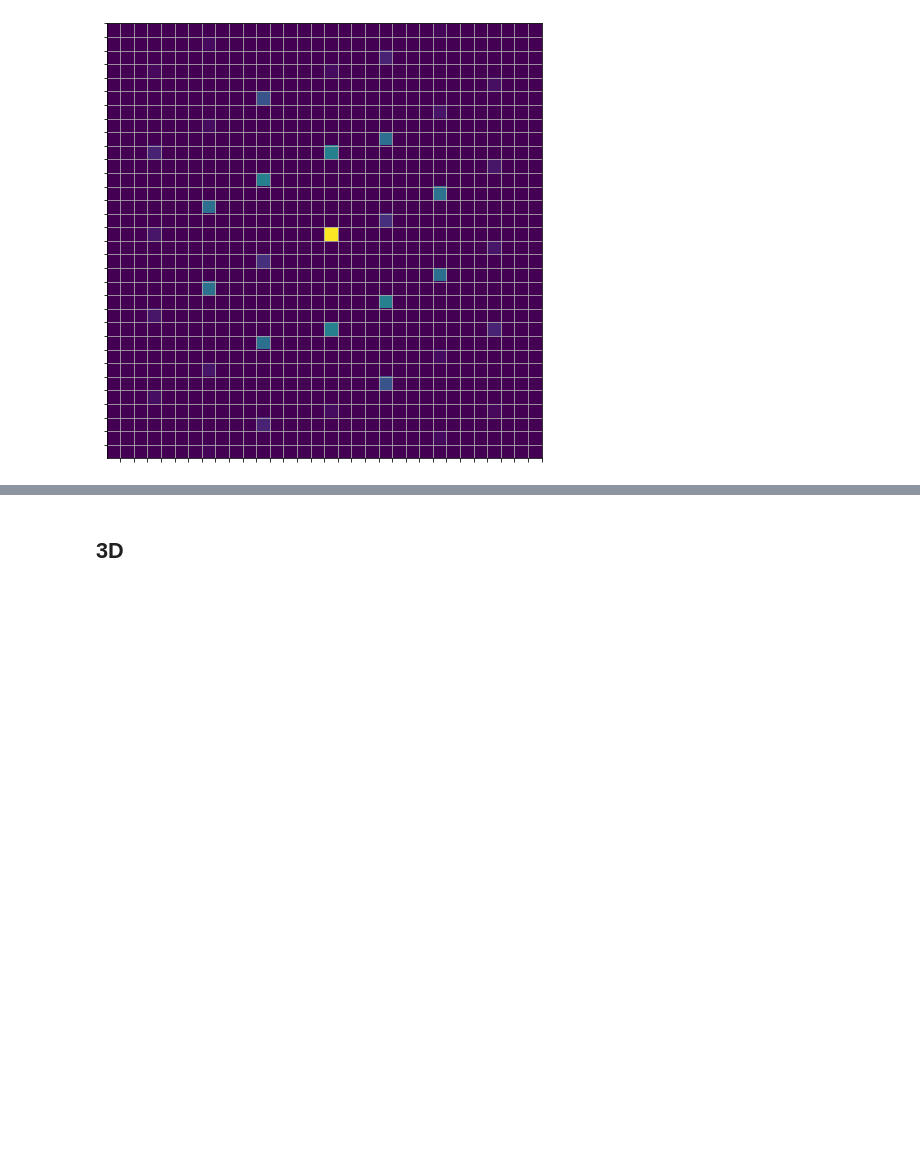
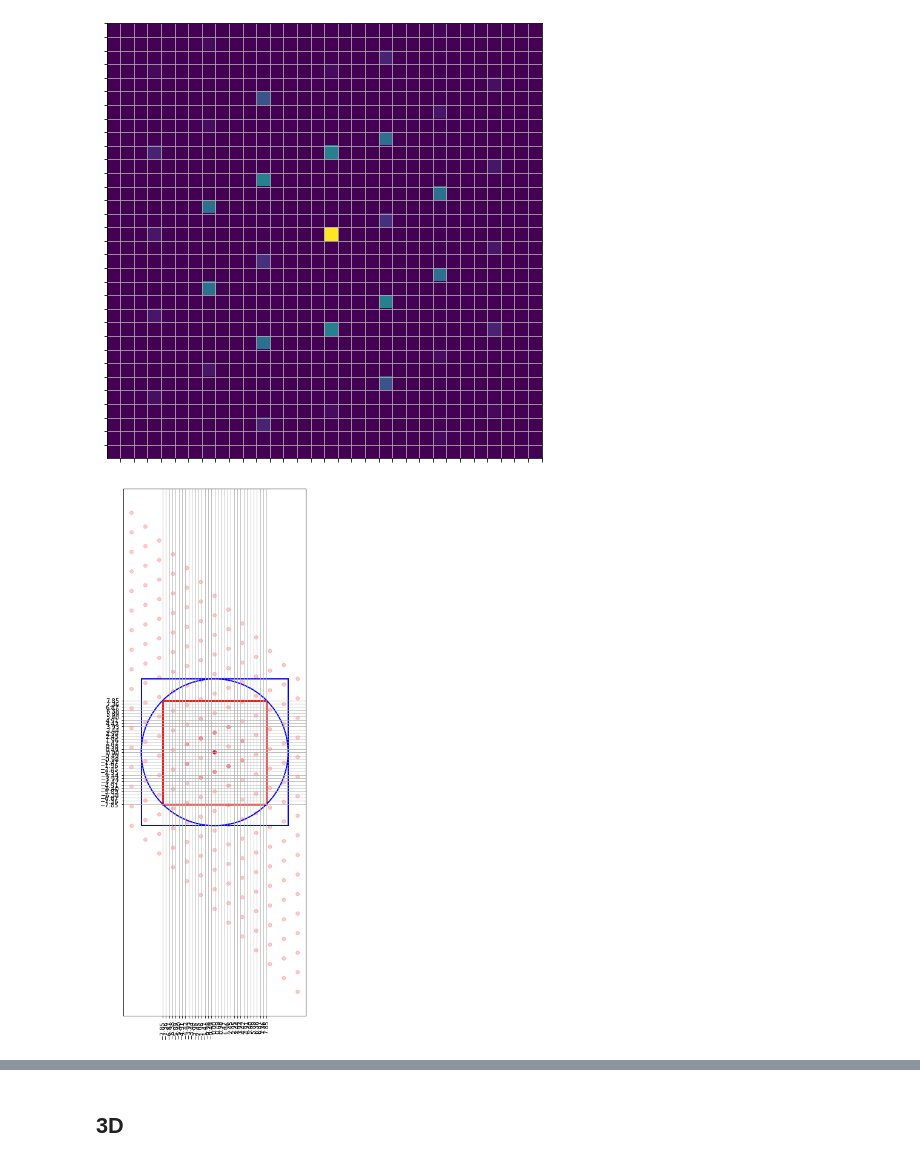
Before and after one commit to markus7800/VoxelNet, a Jupyter notebook: voxel_tutorial.ipynb, the cells around one changed output, grey strips where cells are left out. Drawn from its saved outputs; the diff is of its cells as text; code cells hidden in the pictures; blank space fills up the shorter version.

Commit message:
rotations

```diff
--- a/voxel_tutorial.ipynb
+++ b/voxel_tutorial.ipynb
@@ -106,3 +106,31 @@ ax.set_yticklabels([])
 plt.grid(True)
 # %% [output]
 [figure]
+# %%
+# for rotations, get integer ranges such that all points in the desired circle
+# of radius width * sqrt(d) / 2 can be computed with reciprocal vectors
+# formed with B . (mx x my)
+mx, my = get_mesh_coords(A, width*np.sqrt(2))
+# %%
+# visualisation of get_mesh_coords
+B, G, SG = reciprocal_lattice_gaussian(A, mus, sigma, mx, my)
+
+import matplotlib.patches as patches
+fig, ax = plt.subplots(figsize=(16,16))
+absSG = np.abs(SG)
+colors = [(1.,0.,0.,v) for v in  np.maximum(absSG, absSG.max()*0.2) / absSG.max()]
+ax.scatter(G[0,:], G[1,:], c=colors)
+width = 2*np.pi / L * N
+rect = patches.Rectangle((-width/2, -width/2), width, width, linewidth=3, edgecolor='r', facecolor='none')
+ax.add_patch(rect)
+circ = patches.Circle((0.,0.), width * np.sqrt(2) / 2,  linewidth=2, edgecolor='b', facecolor='none')
+ax.add_patch(circ)
+rect = patches.Rectangle((-width*np.sqrt(2)/2, -width*np.sqrt(2)/2), width*np.sqrt(2), width*np.sqrt(2), linewidth=2, edgecolor='b', facecolor='none')
+ax.add_patch(rect)
+ax.set_aspect('equal')
+plt.xticks(np.linspace(-width/2, width/2, N+1), rotation = 90)
+plt.yticks(np.linspace(-width/2, width/2, N+1))
+plt.grid(True)
+plt.show()
+# %% [output]
+[figure, added]
```
Also changed, not shown: parts of 8 cells of this notebook, 1 other file.
